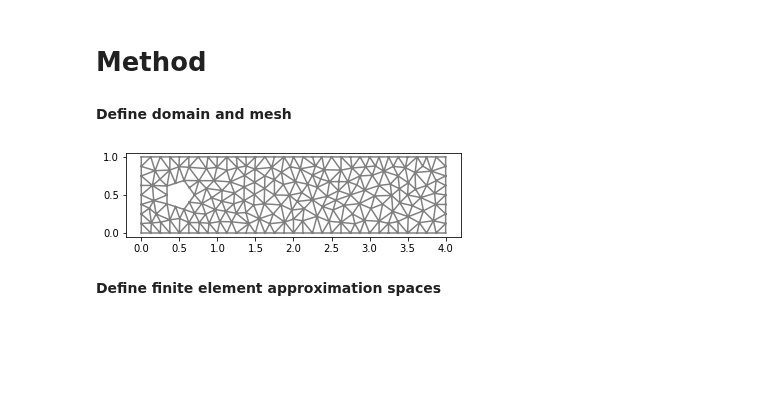
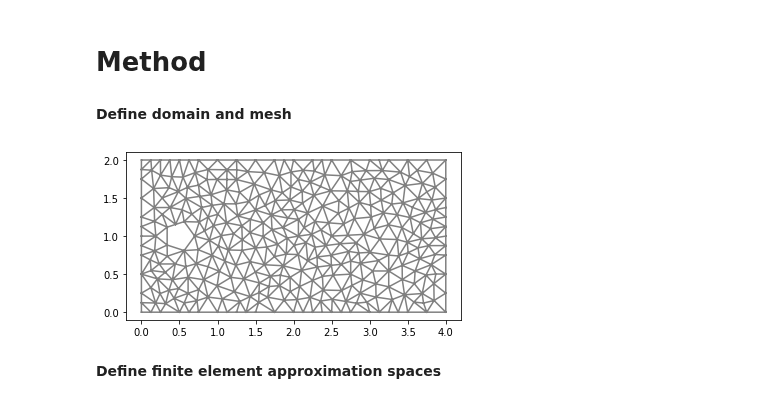
Before and after one commit to johanhoffman/DD2365-VT20, a Jupyter notebook: template-report-Stokes-AMR.ipynb, the cells around one changed output. Cells and saved outputs as stored; diff of their text form; code cells hidden in the pictures; blank space fills up the shorter version.

```diff
--- a/template-report-Stokes-AMR.ipynb
+++ b/template-report-Stokes-AMR.ipynb
@@ -98,29 +104,29 @@ which is the local residual on weak form with the solution to the adjoint equati
 # %%
 # Define rectangular domain
 L = 4
-H = 1
+H = 2
 
 # Generate mesh (examples with and without a hole in the mesh)
 resolution = 16
 #mesh = RectangleMesh(Point(0.0, 0.0), Point(L, H), L*resolution, H*resolution)
 mesh = generate_mesh(Rectangle(Point(0.0,0.0), Point(L,H)) - Circle(Point(0.5,0.5*H),0.2), resolution)
 
 # Local mesh refinement (specified by a cell marker)
 no_levels = 0
 for i in range(0,no_levels):
   cell_marker = MeshFunction("bool", mesh, mesh.topology().dim())
   for cell in cells(mesh):
     cell_marker[cell] = False
     p = cell.midpoint()
     if p.distance(Point(0.5, 0.5)) < 1.0:
         cell_marker[cell] = True
   mesh = refine(mesh, cell_marker)
 
 plt.figure()
 plot(mesh)
 plt.show()
 # %% [output]
-[figure, old version]
+[figure, new version]
 # %% [markdown]
 **Define finite element approximation spaces**
 # %%
```
Also changed, not shown: parts of 6 cells of this notebook.
